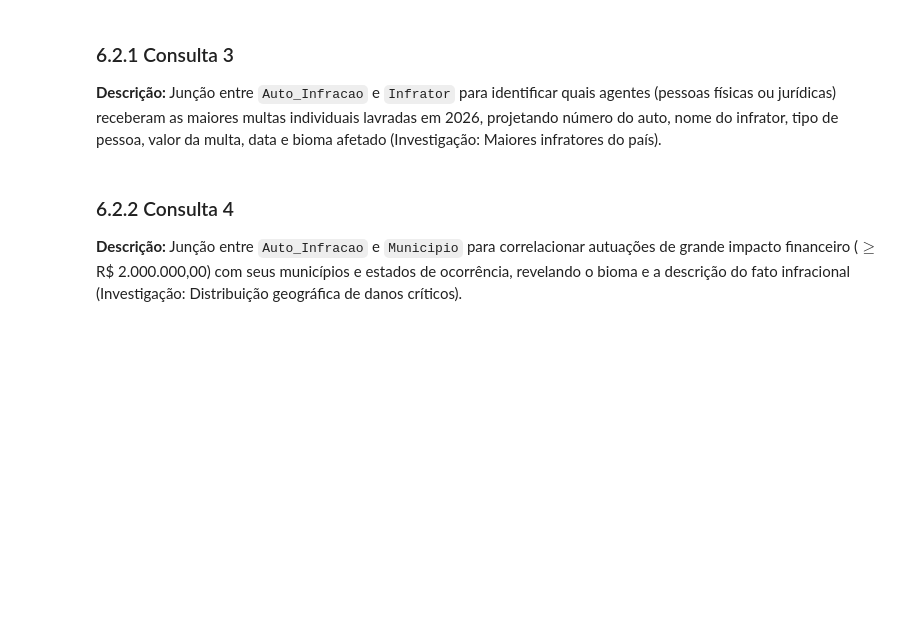
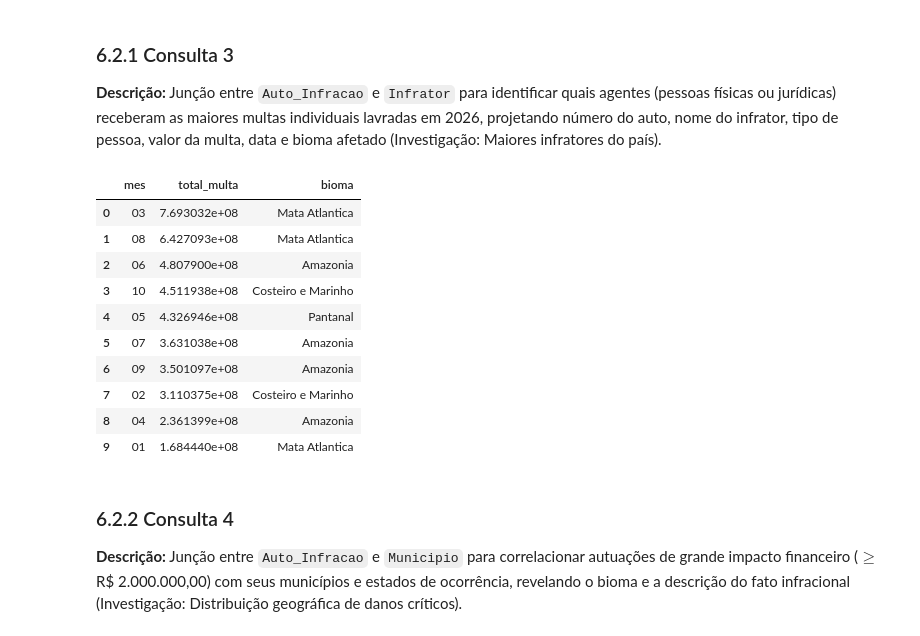
Before and after one commit to Ykosfeld/TP2-IBD, a Jupyter notebook: tp2.ipynb, the cells around one changed output. Drawn from its saved outputs; the diff is of its cells as text; code cells hidden in the pictures; blank space fills up the shorter version.

```diff
--- a/tp2.ipynb
+++ b/tp2.ipynb
@@ -437,16 +481,35 @@ fetch(query2, conn)
 ### 6.2.1 Consulta 3
 **Descrição:** Junção entre `Auto_Infracao` e `Infrator` para identificar quais agentes (pessoas físicas ou jurídicas) receberam as maiores multas individuais lavradas em 2026, projetando número do auto, nome do infrator, tipo de pessoa, valor da multa, data e bioma afetado (Investigação: Maiores infratores do país).
 # %%
-query3 = """
-SELECT a.num_auto_infracao, i.nome_infrator, i.tipo_pessoa, a.valor_multa, a.data_hora, a.bioma
-FROM Auto_Infracao a
-JOIN Infrator i ON a.id_infrator = i.id_infrator
-WHERE a.valor_multa IS NOT NULL
-ORDER BY a.valor_multa DESC
-LIMIT 10;
-"""
+dt_multa_individuo = fetch("""
+SELECT nome_infrator, tipo_pessoa, SUM(valor_multa) as total_multa, bioma
+FROM Auto_Infracao NATURAL JOIN Infrator
+WHERE valor_multa IS NOT NULL
+GROUP BY nome_infrator
+ORDER BY total_multa DESC
+""", conn)
 
-fetch(query3, conn)
+dt_multa_data = fetch("""
+SELECT SUBSTR(DATA_HORA, 6, 2) AS mes, SUM(valor_multa) as total_multa, bioma
+FROM Auto_Infracao NATURAL JOIN Infrator
+WHERE valor_multa IS NOT NULL
+GROUP BY mes
+ORDER BY total_multa DESC
+""", conn)
+
+dt_multa_data
+# %% [output]
+|  | mes | total_multa | bioma |
+| 0 | 03 | 7.693032e+08 | Mata Atlantica |
+| 1 | 08 | 6.427093e+08 | Mata Atlantica |
+| 2 | 06 | 4.807900e+08 | Amazonia |
+| 3 | 10 | 4.511938e+08 | Costeiro e Marinho |
+| 4 | 05 | 4.326946e+08 | Pantanal |
+| 5 | 07 | 3.631038e+08 | Amazonia |
+| 6 | 09 | 3.501097e+08 | Amazonia |
+| 7 | 02 | 3.110375e+08 | Costeiro e Marinho |
+| 8 | 04 | 2.361399e+08 | Amazonia |
+| 9 | 01 | 1.684440e+08 | Mata Atlantica |
 # %% [markdown]
 ### 6.2.2 Consulta 4
 **Descrição:** Junção entre `Auto_Infracao` e `Municipio` para correlacionar autuações de grande impacto financeiro ($\ge$ R$ 2.000.000,00) com seus municípios e estados de ocorrência, revelando o bioma e a descrição do fato infracional (Investigação: Distribuição geográfica de danos críticos).
```
Also changed, not shown: parts of 20 cells of this notebook.
